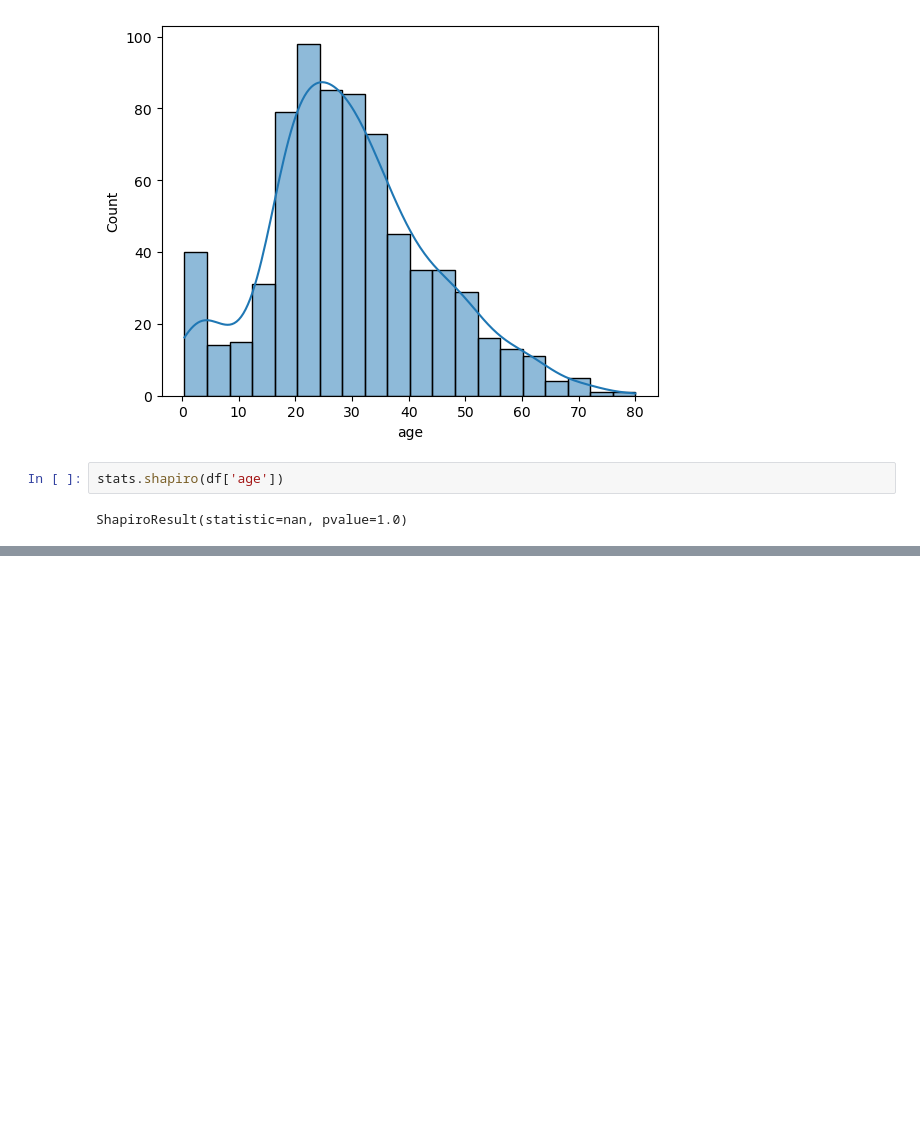
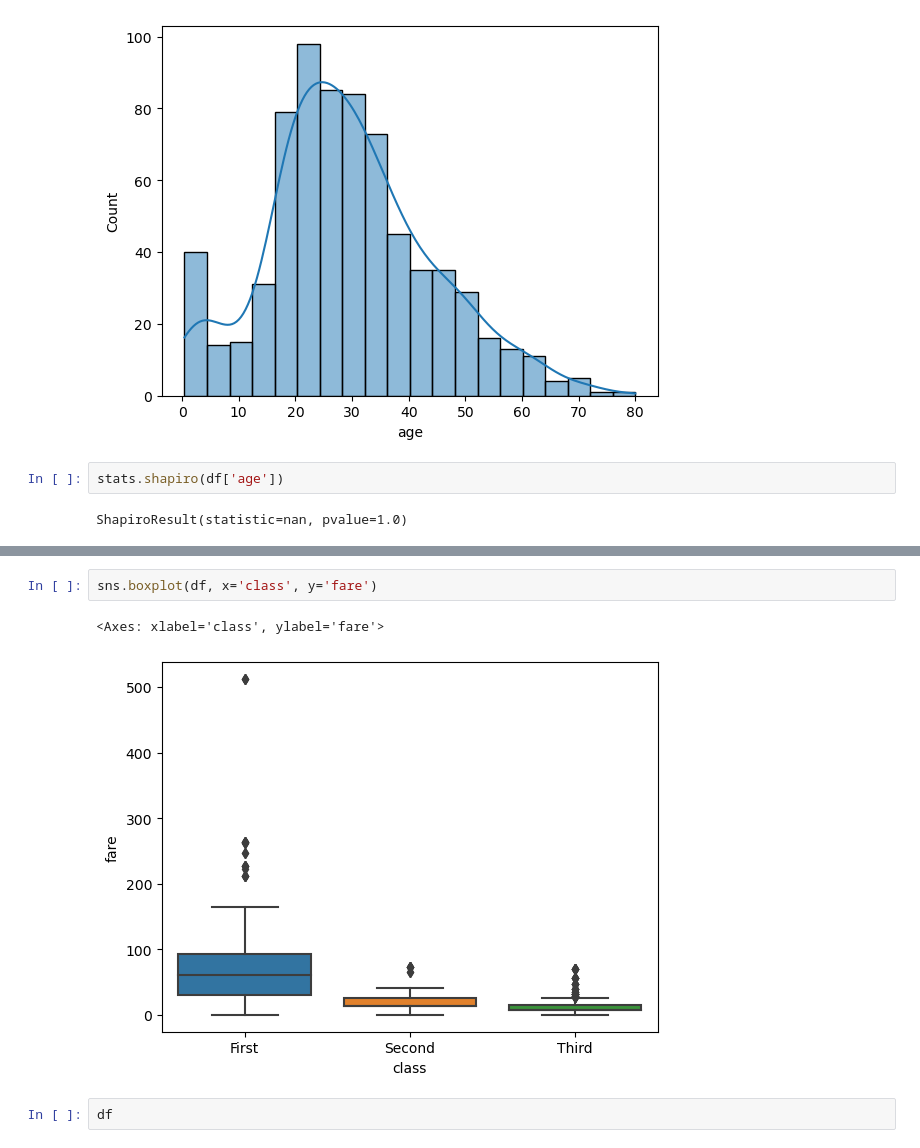
Before and after one commit to Afzalfaizi/python-ka-chilla, a Jupyter notebook: tests.ipynb, the cells around one changed output, grey strips where cells are left out. Saved outputs shown, nothing was run; the diff lists cells and outputs as text; blank space fills up the shorter version.

```diff
--- a/tests.ipynb
+++ b/tests.ipynb
@@ -101,0 +111,7 @@ ShapiroResult(statistic=nan, pvalue=1.0)
+# %%
+sns.boxplot(df, x='class', y='fare')
+# %% [output]
+<Axes: xlabel='class', ylabel='fare'>
+[figure, added]
+# %%
+df
```
Also changed, not shown: parts of 2 cells of this notebook.
